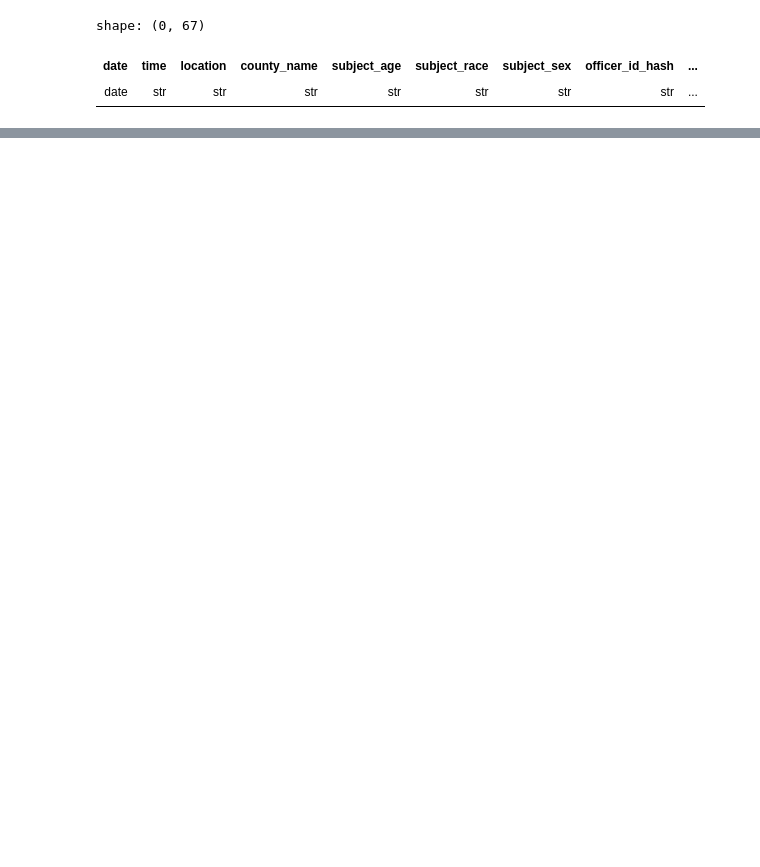
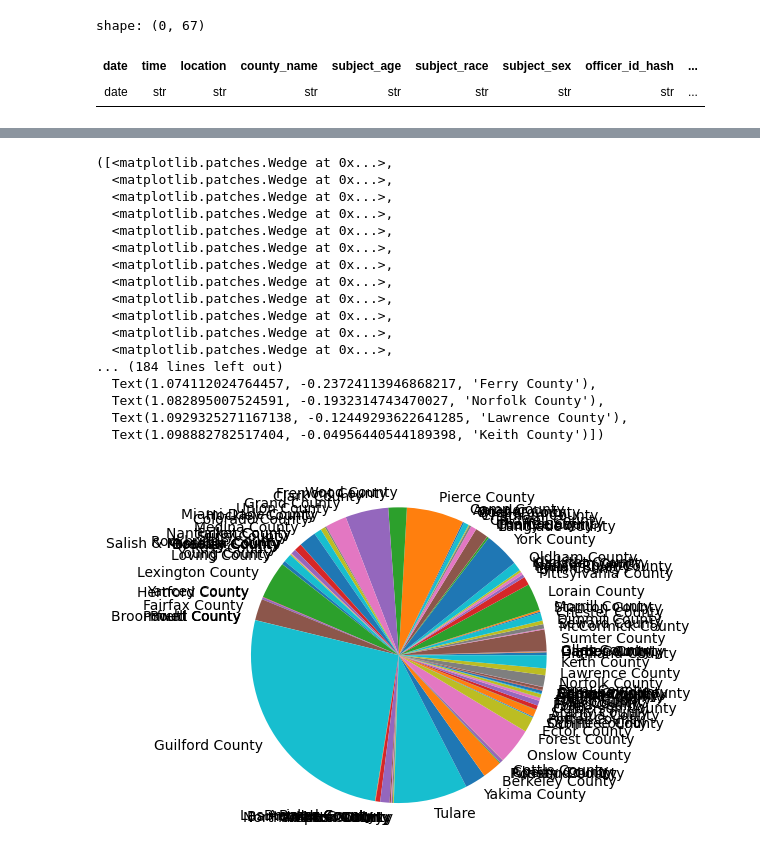
Before and after one commit to ramyap06/stanford-open-policing-data-analysis, a Jupyter notebook: file3.ipynb, the cells around one changed output, grey strips where cells are left out. Drawn from its saved outputs; the diff is of its cells as text; code cells hidden in the pictures; blank space fills up the shorter version.

```diff
--- a/file3.ipynb
+++ b/file3.ipynb
@@ -103,0 +109,4 @@ shape: (50, 67)
+# %%
+temp = clean.filter(pl.col('search_conducted') == 'TRUE')
+temp = temp.with_columns((pl.col('search_conducted') == 'TRUE').cast(pl.Int8).alias('search_conducted_int'))
+temp
@@ -103,0 +128,3 @@ shape: (50, 67)
+# %%
+search_true = temp.group_by('county_name').agg(pl.col('search_conducted_int').sum().alias('search_count'))
+search_true
@@ -103,0 +146,24 @@ shape: (50, 67)
+# %%
+county_name = search_true.select('county_name').slice(0,100).to_numpy().flatten()
+search_count = search_true.select('search_count').slice(0,100).to_numpy().flatten()
+
+plt.pie(search_count, labels=county_name)
+# %% [output]
+([<matplotlib.patches.Wedge at 0x...>,
+  <matplotlib.patches.Wedge at 0x...>,
+  <matplotlib.patches.Wedge at 0x...>,
+  <matplotlib.patches.Wedge at 0x...>,
+  <matplotlib.patches.Wedge at 0x...>,
+  <matplotlib.patches.Wedge at 0x...>,
+  <matplotlib.patches.Wedge at 0x...>,
+  <matplotlib.patches.Wedge at 0x...>,
+  <matplotlib.patches.Wedge at 0x...>,
+  <matplotlib.patches.Wedge at 0x...>,
+  <matplotlib.patches.Wedge at 0x...>,
+  <matplotlib.patches.Wedge at 0x...>,
+... (184 lines left out)
+  Text(1.074112024764457, -0.23724113946868217, 'Ferry County'),
+  Text(1.082895007524591, -0.1932314743470027, 'Norfolk County'),
+  Text(1.0929325271167138, -0.12449293622641285, 'Lawrence County'),
+  Text(1.098882782517404, -0.04956440544189398, 'Keith County')])
+[figure, added]
```
Also changed, not shown: parts of 8 cells of this notebook.
